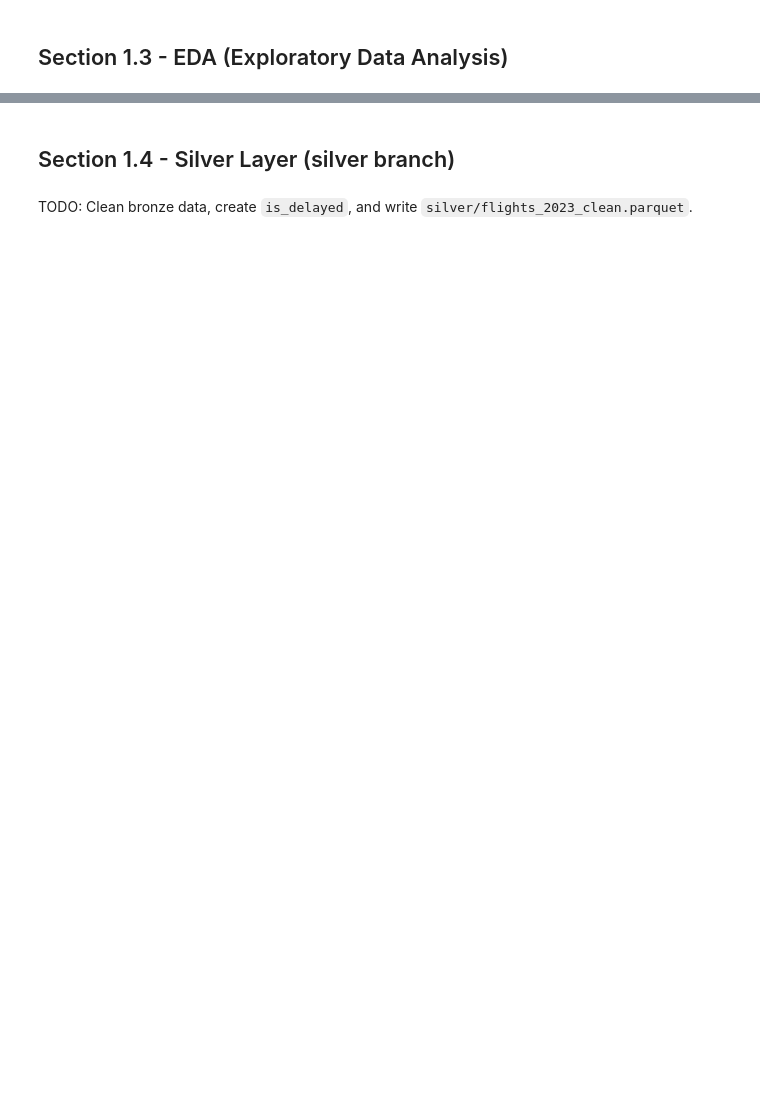
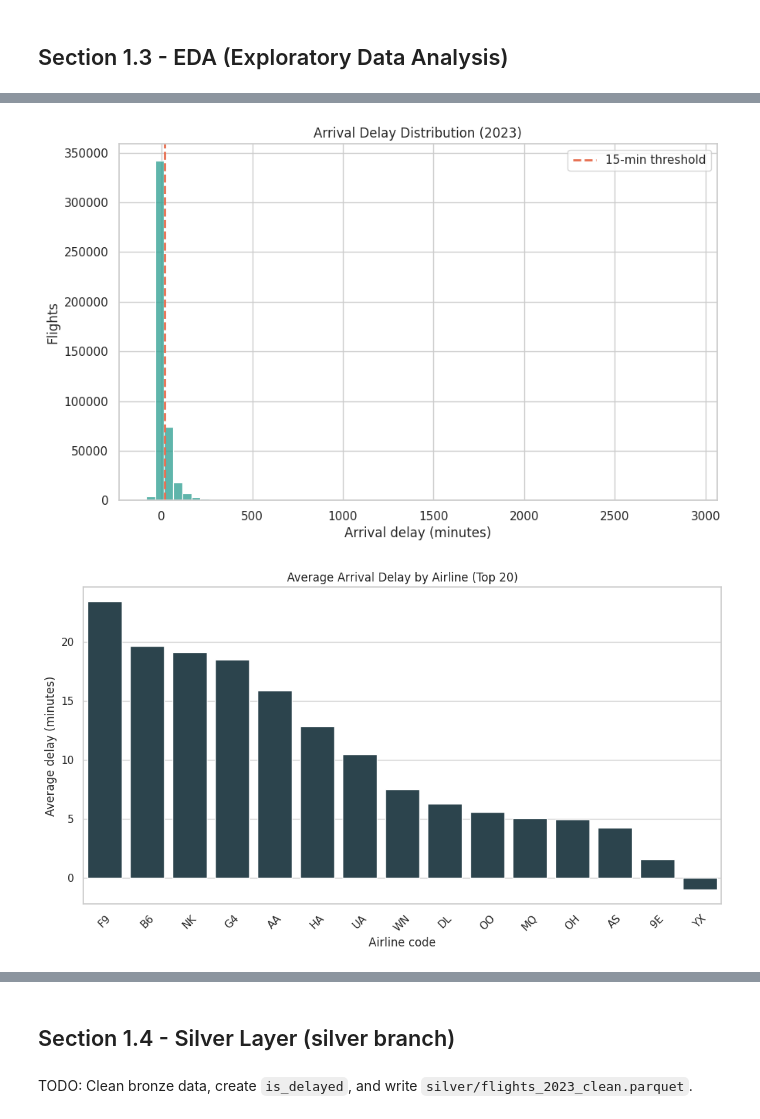
Before and after one commit to tyfong-lbl/flight_delay_demo, a Jupyter notebook: 01_data_prep.ipynb, the cells around one changed output, grey strips where cells are left out. Saved outputs shown, nothing was run; the diff lists cells and outputs as text; code cells hidden in the pictures; blank space fills up the shorter version.

Commit message:
implement phase 2 bronze workflow and harden notebook lakeFS setup

```diff
--- a/01_data_prep.ipynb
+++ b/01_data_prep.ipynb
@@ -14,0 +53,18 @@ TODO: Load and filter 2023 data, then write `bronze/flights_2023.parquet` on `ma
+# %%
+raw_df = pd.read_csv(config.raw_csv_path)
+raw_df["year"] = pd.to_datetime(raw_df["FL_DATE"], errors="coerce").dt.year
+
+flights_2023 = filter_to_year(raw_df, year=2023, year_column="year")
+flights_2023 = flights_2023.rename(columns={"ARR_DELAY": "arrival_delay"})
+flights_2023 = add_delay_precursor(flights_2023, arrival_delay_col="arrival_delay")
+
+if len(flights_2023) > config.sample_size_cap:
+    flights_2023 = stratified_sample_with_row_cap(
+        flights_2023,
+        target_col="is_delayed_pre",
+        row_cap=config.sample_size_cap,
+        random_seed=config.random_seed,
+    )
+
+print("bronze rows:", len(flights_2023))
+print("bronze columns:", flights_2023.shape[1])
@@ -18,0 +126,44 @@ TODO: Add delay histogram, airline bar chart, and top delayed routes chart.
+# %%
+sns.set_theme(style="whitegrid")
+
+fig1, ax1 = plt.subplots(figsize=(10, 6))
+sns.histplot(flights_2023["arrival_delay"].dropna(), bins=60, ax=ax1, color="#2a9d8f")
+ax1.axvline(15, color="#e76f51", linestyle="--", linewidth=2, label="15-min threshold")
+ax1.set_title("Arrival Delay Distribution (2023)")
+ax1.set_xlabel("Arrival delay (minutes)")
+ax1.set_ylabel("Flights")
+ax1.legend()
+save_chart(fig1, "delay_histogram.png")
+
+airline_delay = (
+    flights_2023.groupby("AIRLINE_CODE", dropna=False)["arrival_delay"]
+    .mean()
+    .sort_values(ascending=False)
+    .head(20)
+)
+fig2, ax2 = plt.subplots(figsize=(12, 6))
+sns.barplot(x=airline_delay.index, y=airline_delay.values, ax=ax2, color="#264653")
+ax2.set_title("Average Arrival Delay by Airline (Top 20)")
+ax2.set_xlabel("Airline code")
+ax2.set_ylabel("Average delay (minutes)")
+ax2.tick_params(axis="x", rotation=45)
+save_chart(fig2, "delay_by_airline.png")
+
+route_delay = (
+    flights_2023.assign(route=flights_2023["ORIGIN"].astype(str) + "-" + flights_2023["DEST"].astype(str))
+    .groupby("route", dropna=False)["arrival_delay"]
+    .mean()
+    .sort_values(ascending=False)
+    .head(20)
+)
+fig3, ax3 = plt.subplots(figsize=(12, 8))
+sns.barplot(x=route_delay.values, y=route_delay.index, ax=ax3, color="#f4a261")
+ax3.set_title("Top 20 Most Delayed Routes (Average Arrival Delay)")
+ax3.set_xlabel("Average delay (minutes)")
+ax3.set_ylabel("Route")
+save_chart(fig3, "top_delayed_routes.png")
+
+plt.show()
+# %% [output]
+[figure, added]
+[figure, added]
```
Also changed, not shown: parts of 11 cells of this notebook, 5 other files.
